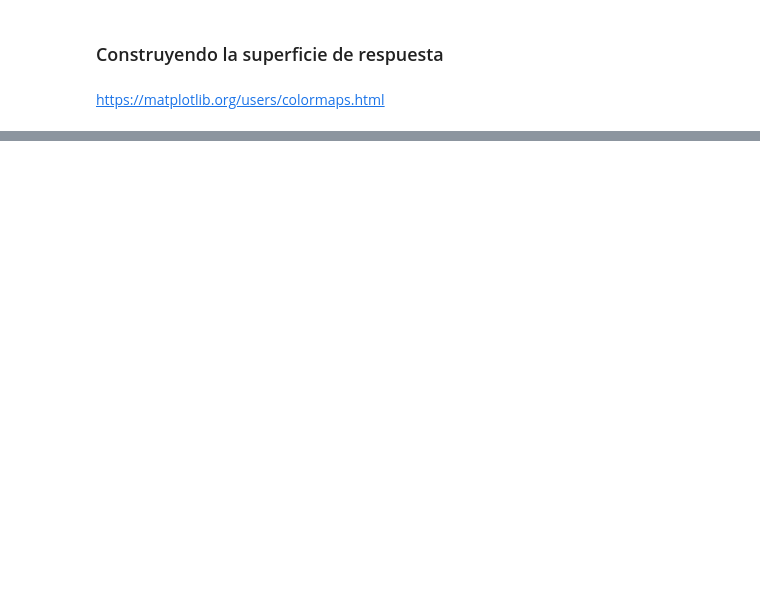
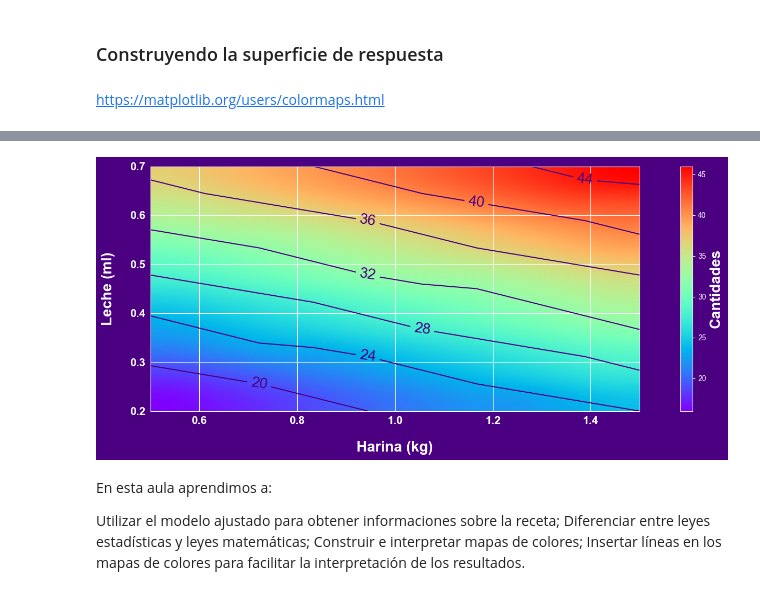
Before and after one commit to Wanves/PythonDataScience, a Jupyter notebook: Análisis de experimentos pruebas, mapas de colores y análisis de datos/Análisis_de_experimentos.ipynb, the cells around one changed output, grey strips where cells are left out. Saved outputs shown, nothing was run; the diff lists cells and outputs as text; code cells hidden in the pictures; blank space fills up the shorter version.

```diff
--- a/Análisis de experimentos pruebas, mapas de colores y análisis de datos/Análisis_de_experimentos.ipynb
+++ b/Análisis de experimentos pruebas, mapas de colores y análisis de datos/Análisis_de_experimentos.ipynb
@@ -518,0 +587,29 @@ https://matplotlib.org/users/colormaps.html
+# %%
+def mapa_de_color():
+    plt.figure(figsize=(20,6), facecolor='indigo')
+    plt.xlabel('Harina (kg)', size=20, color='w', fontweight='bold', labelpad=20)
+    plt.ylabel('Leche (ml)', size=20, color='w', fontweight='bold', labelpad=20)
+    plt.xticks(color='w', fontweight='bold', size=15)
+    plt.yticks(color='w', fontweight='bold', size=15)
+    mapa_color = plt.imshow(puntos, origin='lower',cmap=cm.rainbow, interpolation='quadric', extent=(0.5,1.5, 0.2, 0.7))
+    sm = plt.colorbar(mapa_color)
+    sm.set_label('Cantidades', color='w', fontweight='bold', size=20)
+
+    # Set colorbar ticks and labels to white
+    sm.ax.yaxis.label.set_color('white')
+    sm.ax.tick_params(colors='white')
+
+    lineas = plt.contour(x_harina, x_leche, puntos, colors='indigo', linewidths=1.5)
+    plt.clabel(lineas, inline=True, fontsize=20, fmt='%1.0f', inline_spacing = 15)
+
+    plt.show()
+mapa_de_color()
+# %% [output]
+[figure, added]
+# %% [markdown]
+En esta aula aprendimos a:
+
+Utilizar el modelo ajustado para obtener informaciones sobre la receta;
+Diferenciar entre leyes estadísticas y leyes matemáticas;
+Construir e interpretar mapas de colores;
+Insertar líneas en los mapas de colores para facilitar la interpretación de los resultados.
```
Also changed, not shown: parts of 16 cells of this notebook.
